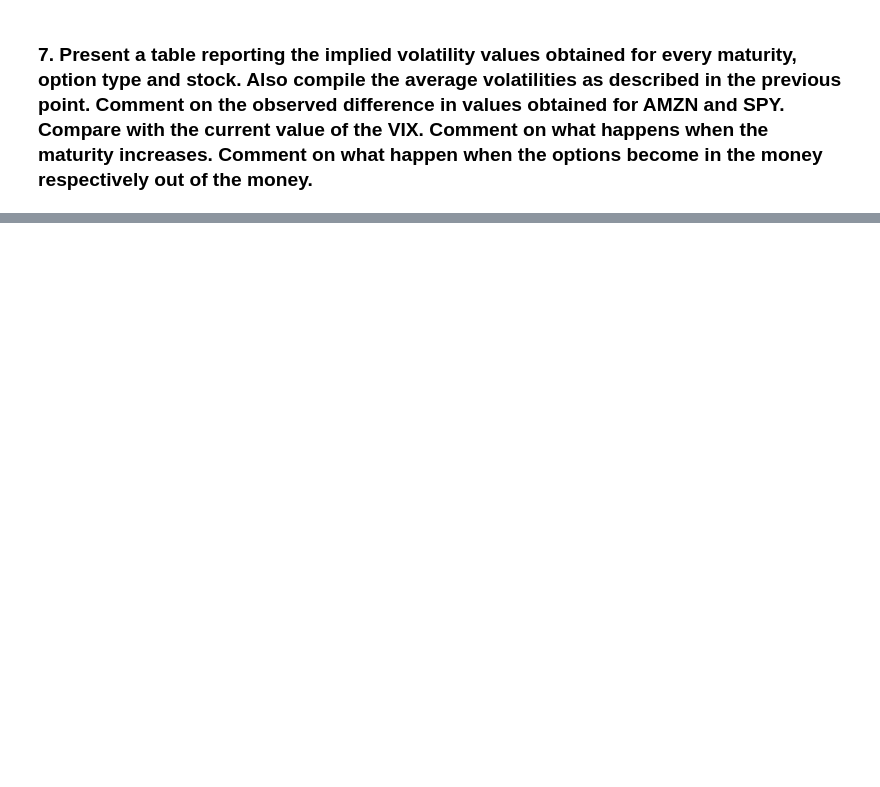
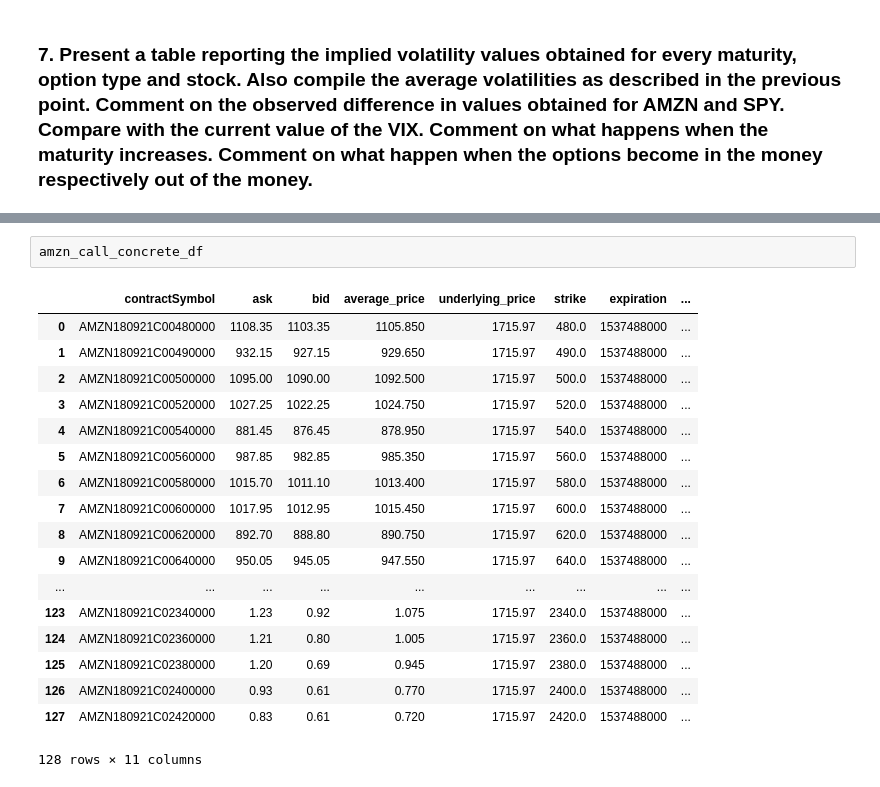
Before and after one commit to jerryxyx/Python, a Jupyter notebook: CourseProjects/621/FE621HW1Jerry.ipynb, the cells around one changed output, grey strips where cells are left out. Saved outputs shown, nothing was run; the diff lists cells and outputs as text; blank space fills up the shorter version.

```diff
--- a/CourseProjects/621/FE621HW1Jerry.ipynb
+++ b/CourseProjects/621/FE621HW1Jerry.ipynb
@@ -448,0 +515,21 @@ Name: my_iv, dtype: float64
+# %%
+amzn_call_concrete_df
+# %% [output]
+|  | contractSymbol | ask | bid | average_price | underlying_price | strike | expiration | ... |
+| 0 | AMZN180921C00480000 | 1108.35 | 1103.35 | 1105.850 | 1715.97 | 480.0 | 1537488000 | ... |
+| 1 | AMZN180921C00490000 | 932.15 | 927.15 | 929.650 | 1715.97 | 490.0 | 1537488000 | ... |
+| 2 | AMZN180921C00500000 | 1095.00 | 1090.00 | 1092.500 | 1715.97 | 500.0 | 1537488000 | ... |
+| 3 | AMZN180921C00520000 | 1027.25 | 1022.25 | 1024.750 | 1715.97 | 520.0 | 1537488000 | ... |
+| 4 | AMZN180921C00540000 | 881.45 | 876.45 | 878.950 | 1715.97 | 540.0 | 1537488000 | ... |
+| 5 | AMZN180921C00560000 | 987.85 | 982.85 | 985.350 | 1715.97 | 560.0 | 1537488000 | ... |
+| 6 | AMZN180921C00580000 | 1015.70 | 1011.10 | 1013.400 | 1715.97 | 580.0 | 1537488000 | ... |
+| 7 | AMZN180921C00600000 | 1017.95 | 1012.95 | 1015.450 | 1715.97 | 600.0 | 1537488000 | ... |
+| 8 | AMZN180921C00620000 | 892.70 | 888.80 | 890.750 | 1715.97 | 620.0 | 1537488000 | ... |
+| 9 | AMZN180921C00640000 | 950.05 | 945.05 | 947.550 | 1715.97 | 640.0 | 1537488000 | ... |
+| ... | ... | ... | ... | ... | ... | ... | ... | ... |
+| 123 | AMZN180921C02340000 | 1.23 | 0.92 | 1.075 | 1715.97 | 2340.0 | 1537488000 | ... |
+| 124 | AMZN180921C02360000 | 1.21 | 0.80 | 1.005 | 1715.97 | 2360.0 | 1537488000 | ... |
+| 125 | AMZN180921C02380000 | 1.20 | 0.69 | 0.945 | 1715.97 | 2380.0 | 1537488000 | ... |
+| 126 | AMZN180921C02400000 | 0.93 | 0.61 | 0.770 | 1715.97 | 2400.0 | 1537488000 | ... |
+| 127 | AMZN180921C02420000 | 0.83 | 0.61 | 0.720 | 1715.97 | 2420.0 | 1537488000 | ... |
+128 rows × 11 columns
```
Also changed, not shown: parts of 31 cells of this notebook, 6 other files.
